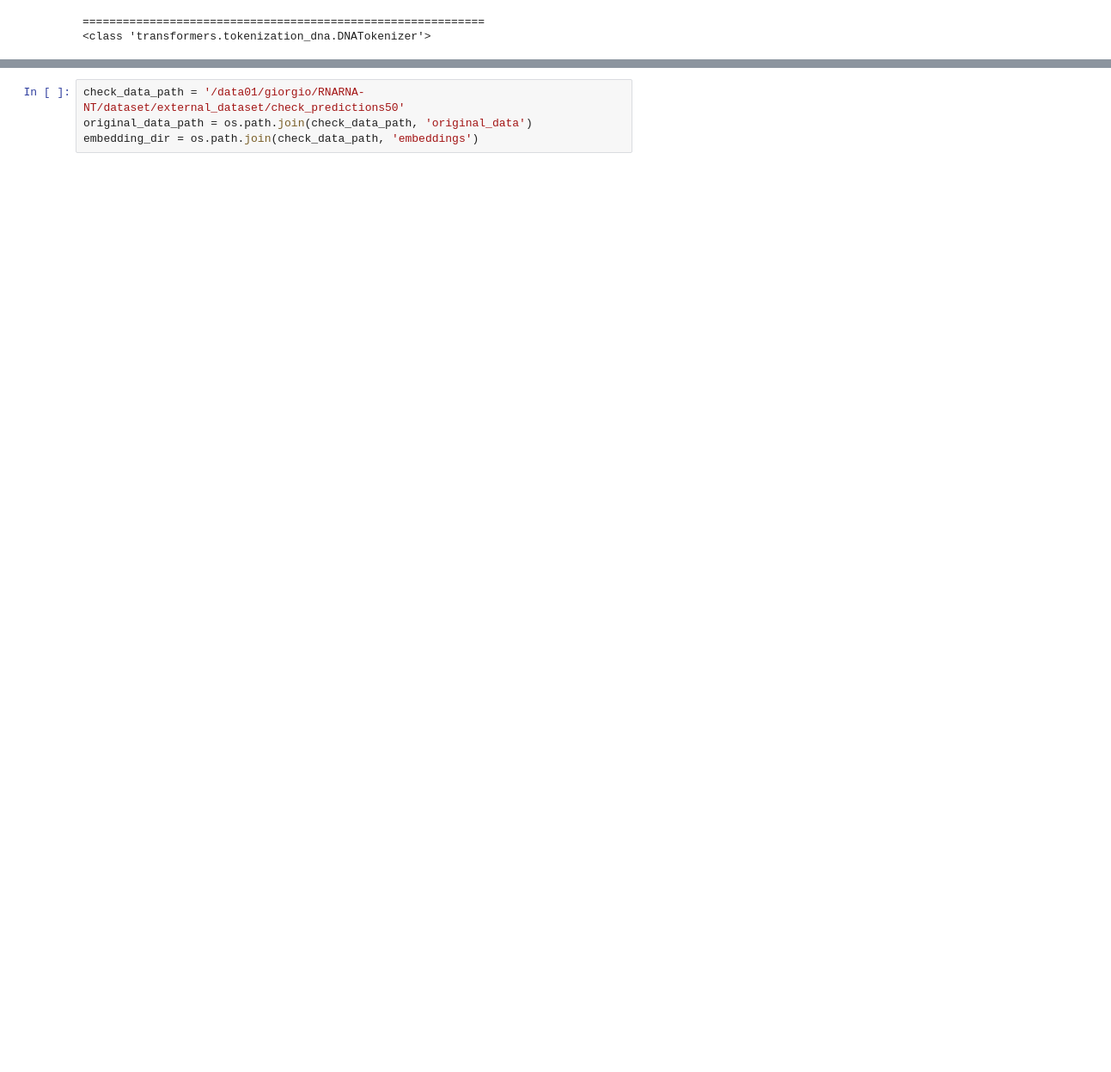
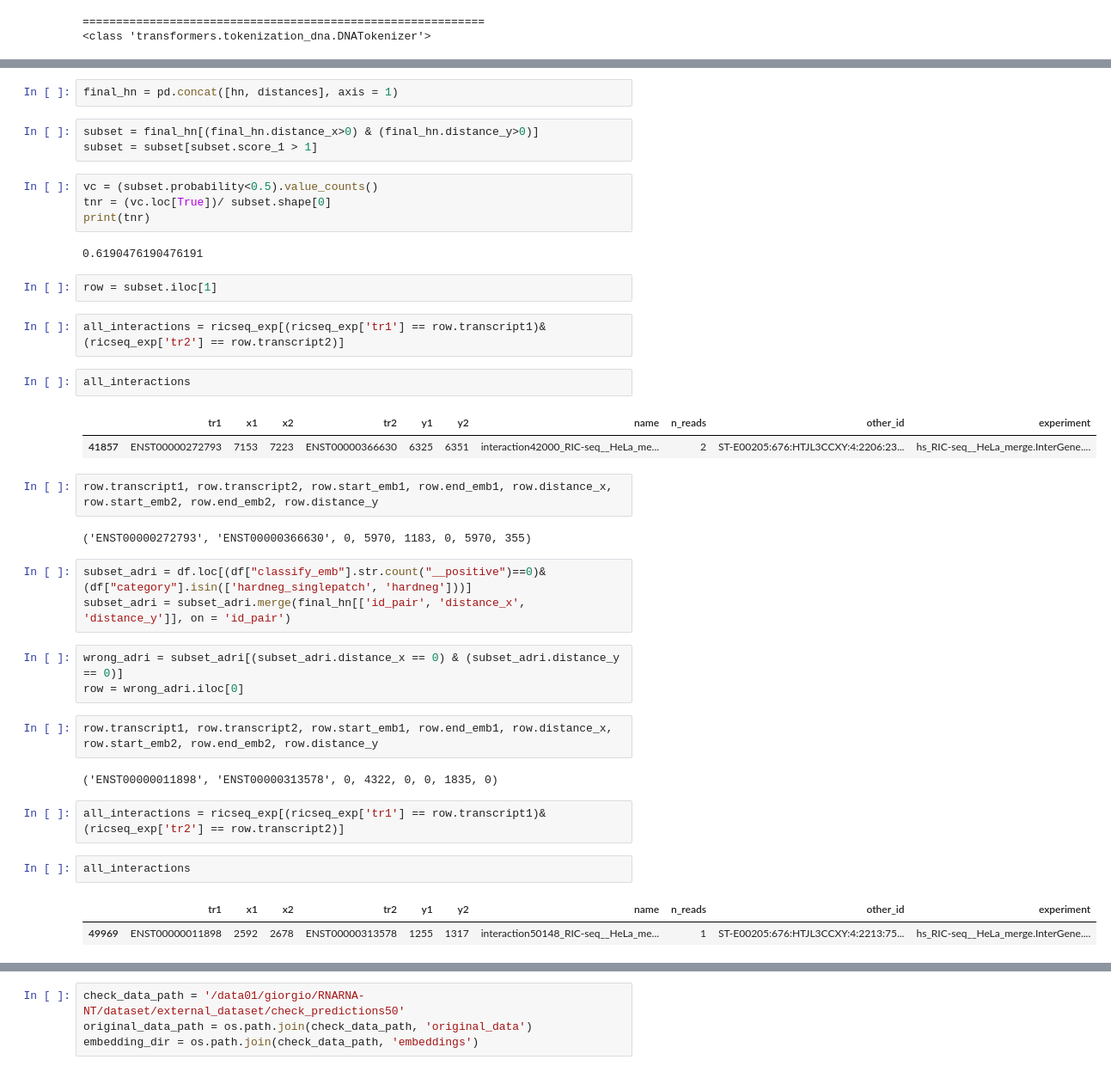
Before and after one commit to giorgiobini/RIME, a Jupyter notebook: src/check_predictions_with_adri.ipynb, the cells around one changed output, grey strips where cells are left out. Shown at 86% size. Drawn from its saved outputs; the diff is of its cells as text; blank space fills up the shorter version.

```diff
--- a/src/check_predictions_with_adri.ipynb
+++ b/src/check_predictions_with_adri.ipynb
@@ -32,0 +823,41 @@ if its_jupyter_notebook:
+# %%
+final_hn = pd.concat([hn, distances], axis = 1)
+# %%
+subset = final_hn[(final_hn.distance_x>0) & (final_hn.distance_y>0)]
+subset = subset[subset.score_1 > 1]
+# %%
+vc = (subset.probability<0.5).value_counts()
+tnr = (vc.loc[True])/ subset.shape[0]
+print(tnr)
+# %% [output]
+0.6190476190476191
+# %%
+row = subset.iloc[1]
+# %%
+all_interactions = ricseq_exp[(ricseq_exp['tr1'] == row.transcript1)&(ricseq_exp['tr2'] == row.transcript2)]
+# %%
+all_interactions
+# %% [output]
+|  | tr1 | x1 | x2 | tr2 | y1 | y2 | name | n_reads | other_id | experiment |
+| 41857 | ENST00000272793 | 7153 | 7223 | ENST00000366630 | 6325 | 6351 | interaction42000_RIC-seq__HeLa_me... | 2 | ST-E00205:676:HTJL3CCXY:4:2206:23... | hs_RIC-seq__HeLa_merge.InterGene.... |
+# %%
+row.transcript1, row.transcript2, row.start_emb1, row.end_emb1, row.distance_x, row.start_emb2, row.end_emb2, row.distance_y
+# %% [output]
+('ENST00000272793', 'ENST00000366630', 0, 5970, 1183, 0, 5970, 355)
+# %%
+subset_adri = df.loc[(df["classify_emb"].str.count("__positive")==0)&(df["category"].isin(['hardneg_singlepatch', 'hardneg']))]
+subset_adri = subset_adri.merge(final_hn[['id_pair', 'distance_x', 'distance_y']], on = 'id_pair')
+# %%
+wrong_adri = subset_adri[(subset_adri.distance_x == 0) & (subset_adri.distance_y == 0)]
+row = wrong_adri.iloc[0]
+# %%
+row.transcript1, row.transcript2, row.start_emb1, row.end_emb1, row.distance_x, row.start_emb2, row.end_emb2, row.distance_y
+# %% [output]
+('ENST00000011898', 'ENST00000313578', 0, 4322, 0, 0, 1835, 0)
+# %%
+all_interactions = ricseq_exp[(ricseq_exp['tr1'] == row.transcript1)&(ricseq_exp['tr2'] == row.transcript2)]
+# %%
+all_interactions
+# %% [output]
+|  | tr1 | x1 | x2 | tr2 | y1 | y2 | name | n_reads | other_id | experiment |
+| 49969 | ENST00000011898 | 2592 | 2678 | ENST00000313578 | 1255 | 1317 | interaction50148_RIC-seq__HeLa_me... | 1 | ST-E00205:676:HTJL3CCXY:4:2213:75... | hs_RIC-seq__HeLa_merge.InterGene.... |
```
Also changed, not shown: parts of 70 cells of this notebook.
